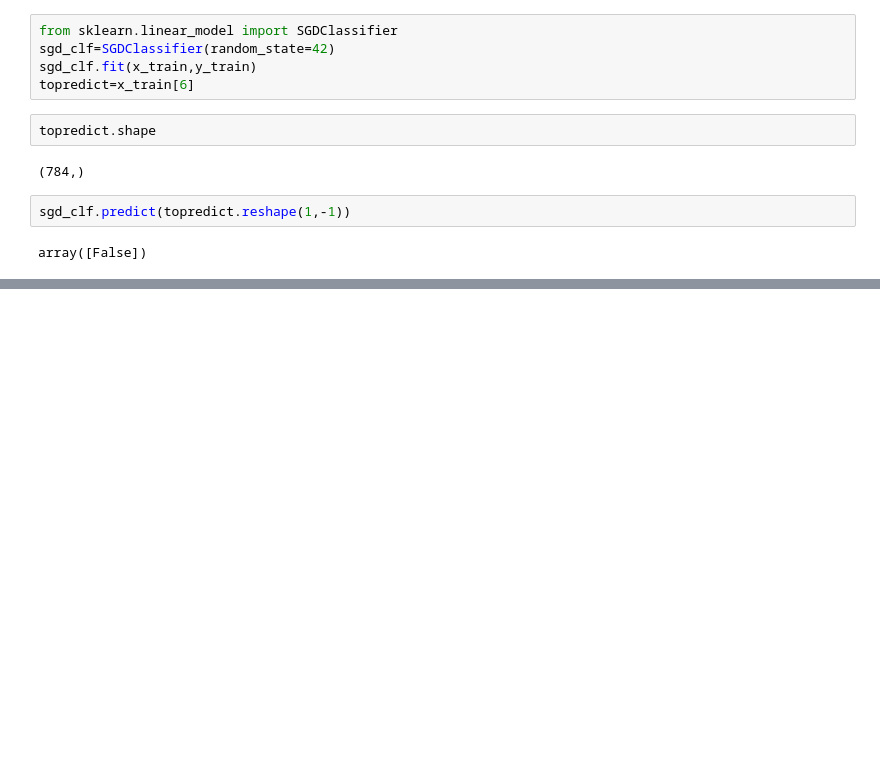
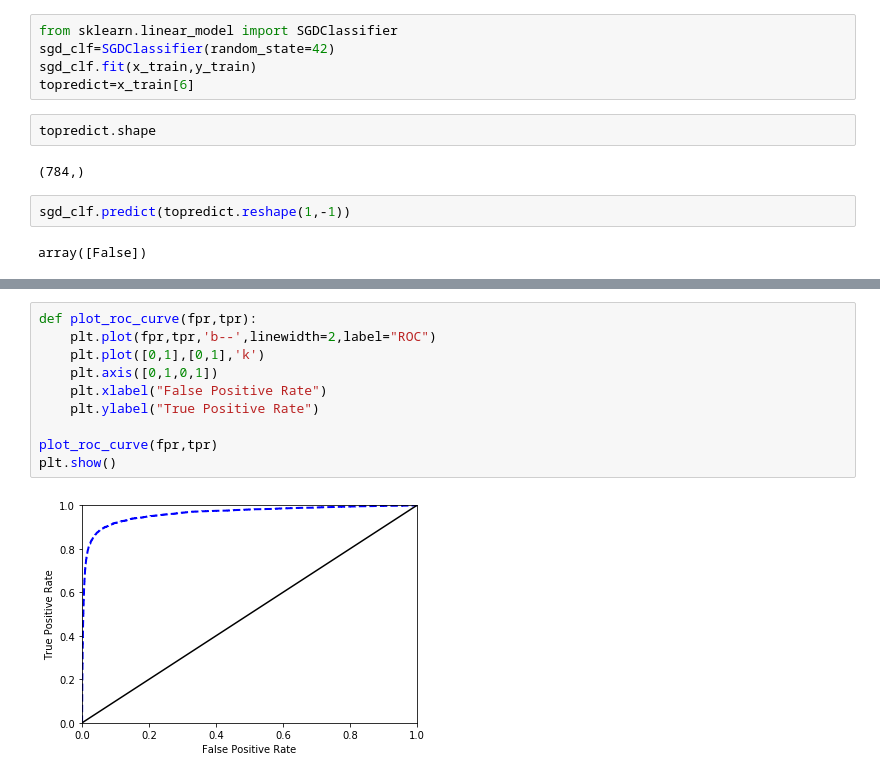
Before and after one commit to THREEBBOX/skitlearn, a Jupyter notebook: classify_MNIST.ipynb, the cells around one changed output, grey strips where cells are left out. Cells and saved outputs as stored; diff of their text form; blank space fills up the shorter version.

```diff
--- a/classify_MNIST.ipynb
+++ b/classify_MNIST.ipynb
@@ -83,0 +123,12 @@ for train_index, test_index in skfold.split(x_train,y_train):
+# %%
+def plot_roc_curve(fpr,tpr):
+    plt.plot(fpr,tpr,'b--',linewidth=2,label="ROC")
+    plt.plot([0,1],[0,1],'k')
+    plt.axis([0,1,0,1])
+    plt.xlabel("False Positive Rate")
+    plt.ylabel("True Positive Rate")
+
+plot_roc_curve(fpr,tpr)
+plt.show()
+# %% [output]
+[figure, added]
```
Also changed, not shown: parts of 8 cells of this notebook.
